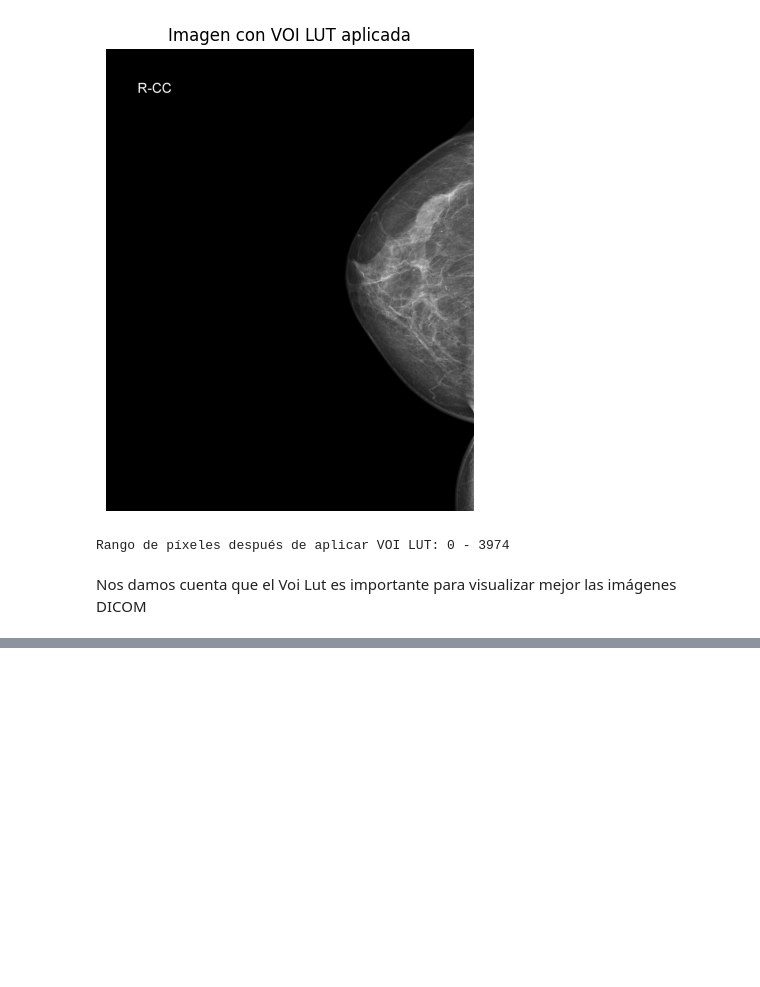
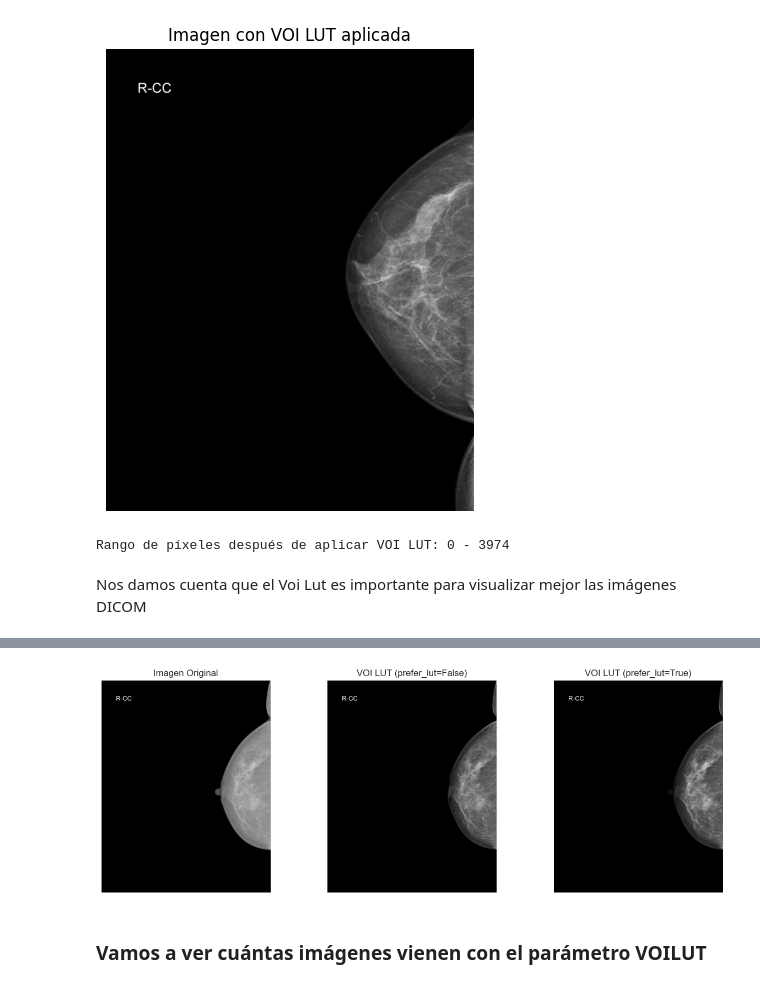
Before and after one commit to OneNico/PMM-FALP2024, a Jupyter notebook: Exploratory Data Analysis/Image_Exploration.ipynb, the cells around one changed output, grey strips where cells are left out. Saved outputs shown, nothing was run; the diff lists cells and outputs as text; code cells hidden in the pictures; blank space fills up the shorter version.

Commit message:
Udpate Exploración de imágenes

```diff
--- a/Exploratory Data Analysis/Image_Exploration.ipynb
+++ b/Exploratory Data Analysis/Image_Exploration.ipynb
@@ -404,0 +423,64 @@ Nos damos cuenta que el Voi Lut es importante para visualizar mejor las imágene
+# %%
+import os
+import pydicom
+import matplotlib.pyplot as plt
+from pydicom.pixel_data_handlers.util import apply_voi_lut
+
+# Ruta al dataset DICOM
+dicom_root = '/Volumes/m2/Memoria/Code/PMM/VinDr-Mammo-Preprocessing/data/original/Vindrmammo/images'
+
+# Función para obtener la ruta del archivo DICOM dado el image_id y study_id
+def get_dicom_path(image_id, study_id, root_dir):
+    return os.path.join(root_dir, study_id, image_id + '.dicom')
+
+# Función para leer el archivo DICOM y aplicar VOI LUT
+def visualize_with_and_without_lut(image_id, study_id):
+    dicom_path = get_dicom_path(image_id, study_id, dicom_root)
+    dicom = pydicom.dcmread(dicom_path)
+
+    # Imagen sin aplicar VOI LUT
+    original_image = dicom.pixel_array
+
+    # Aplicar VOI LUT preferiendo las Window Center & Width
+    voi_image_no_lut = apply_voi_lut(original_image, dicom, prefer_lut=False)
+
+    # Aplicar VOI LUT preferiendo las LUTs si están presentes
+    voi_image_with_lut = apply_voi_lut(original_image, dicom, prefer_lut=True)
+
+    # Mostrar las imágenes
+    fig, axes = plt.subplots(1, 3, figsize=(15, 5))
+
+    axes[0].imshow(original_image, cmap='gray')
+    axes[0].set_title('Imagen Original')
+    axes[0].axis('off')
+
+    axes[1].imshow(voi_image_no_lut, cmap='gray')
+    axes[1].set_title('VOI LUT (prefer_lut=False)')
+    axes[1].axis('off')
+
+    axes[2].imshow(voi_image_with_lut, cmap='gray')
+    axes[2].set_title('VOI LUT (prefer_lut=True)')
+    axes[2].axis('off')
+
+    plt.show()
+
+# Ejemplo de uso: seleccionar una imagen aleatoria
+import pandas as pd
+
+# Ruta al CSV de anotaciones
+annotations_csv = '/Volumes/m2/Memoria/Code/PMM/VinDr-Mammo-Preprocessing/data/original/Vindrmammo/finding_annotations.csv'
+findings = pd.read_csv(annotations_csv)
+
+# Seleccionar una fila aleatoria del dataset
+random_row = findings.sample(n=1).iloc[0]
+
+# Obtener el image_id y study_id de la imagen seleccionada
+image_id = random_row['image_id']
+study_id = random_row['study_id']
+
+# Visualizar la imagen con y sin VOI LUT
+visualize_with_and_without_lut(image_id, study_id)
+# %% [output]
+[figure, added]
+# %% [markdown]
+### Vamos a ver cuántas imágenes vienen con el parámetro VOILUT
```
Also changed, not shown: parts of 5 cells of this notebook.
